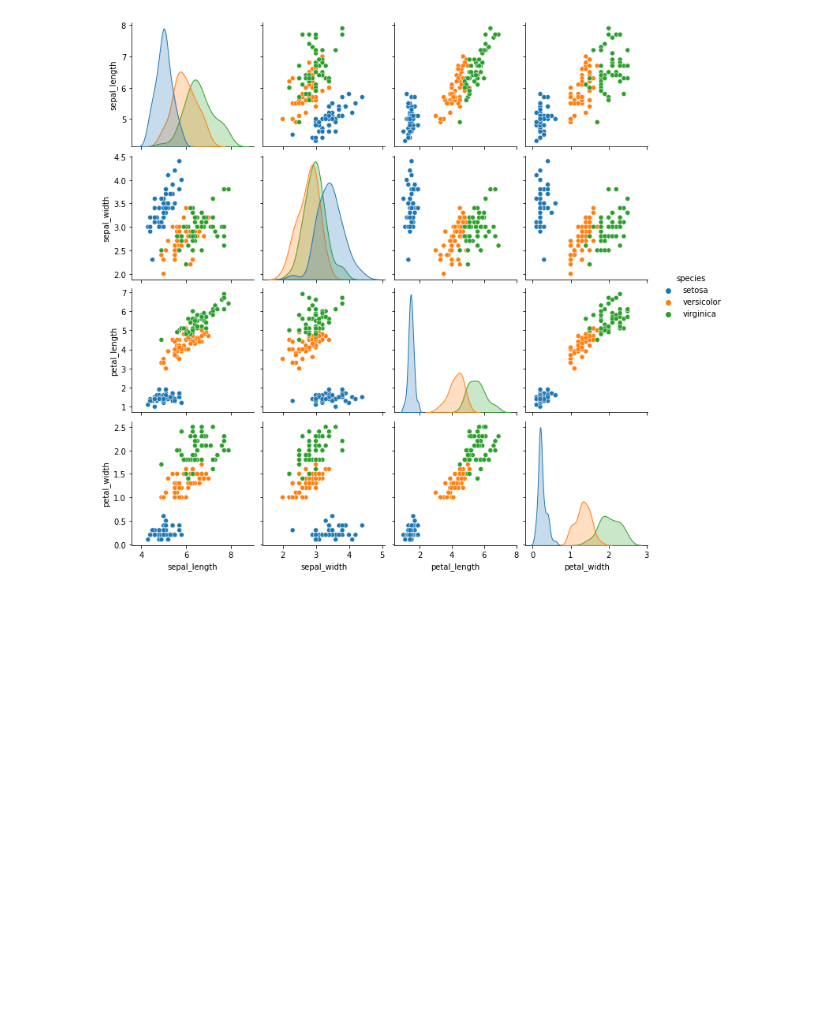
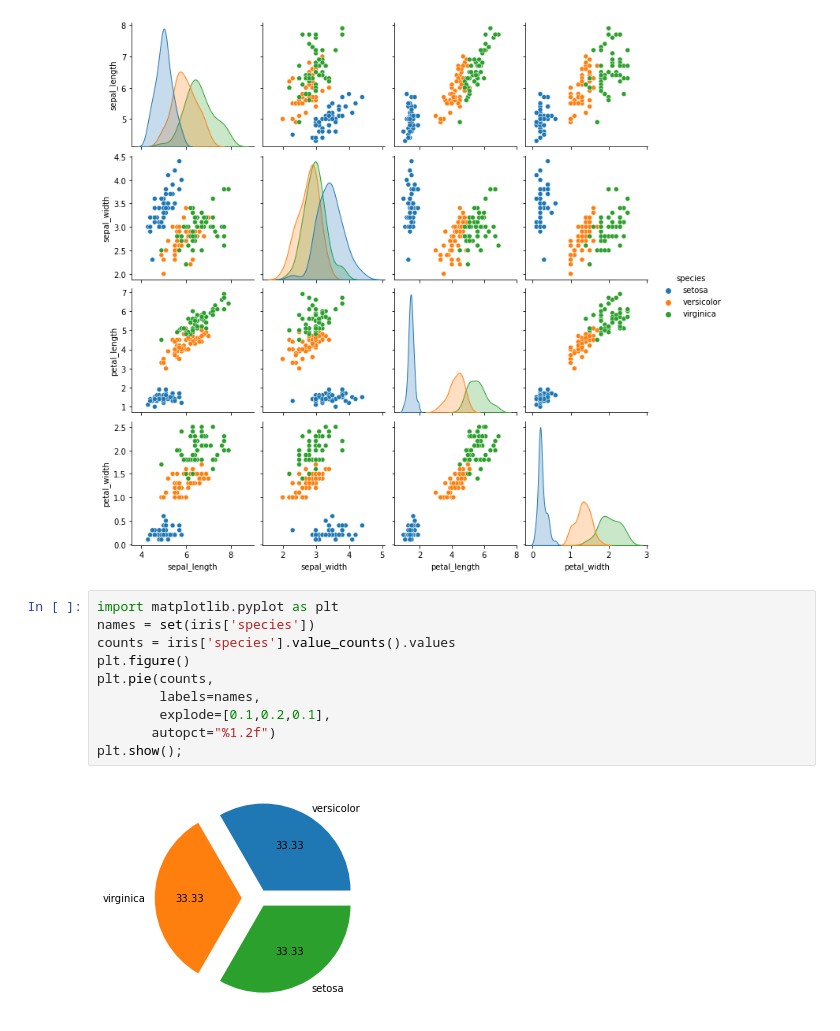
Before and after one commit to plamenyankov/datascience, a Jupyter notebook: Visualisation/Visualisation PWD UoL .ipynb, the cells around one changed output. Saved outputs shown, nothing was run; the diff lists cells and outputs as text; blank space fills up the shorter version.

Commit message:
add pie chart

```diff
--- a/Visualisation/Visualisation PWD UoL .ipynb
+++ b/Visualisation/Visualisation PWD UoL .ipynb
@@ -43,3 +43,15 @@ iris.head()
 sns.pairplot(iris, hue='species');
 # %% [output]
 [figure]
+# %%
+import matplotlib.pyplot as plt
+names = set(iris['species'])
+counts = iris['species'].value_counts().values
+plt.figure()
+plt.pie(counts,
+        labels=names,
+        explode=[0.1,0.2,0.1],
+       autopct="%1.2f")
+plt.show();
+# %% [output]
+[figure, added]
```
